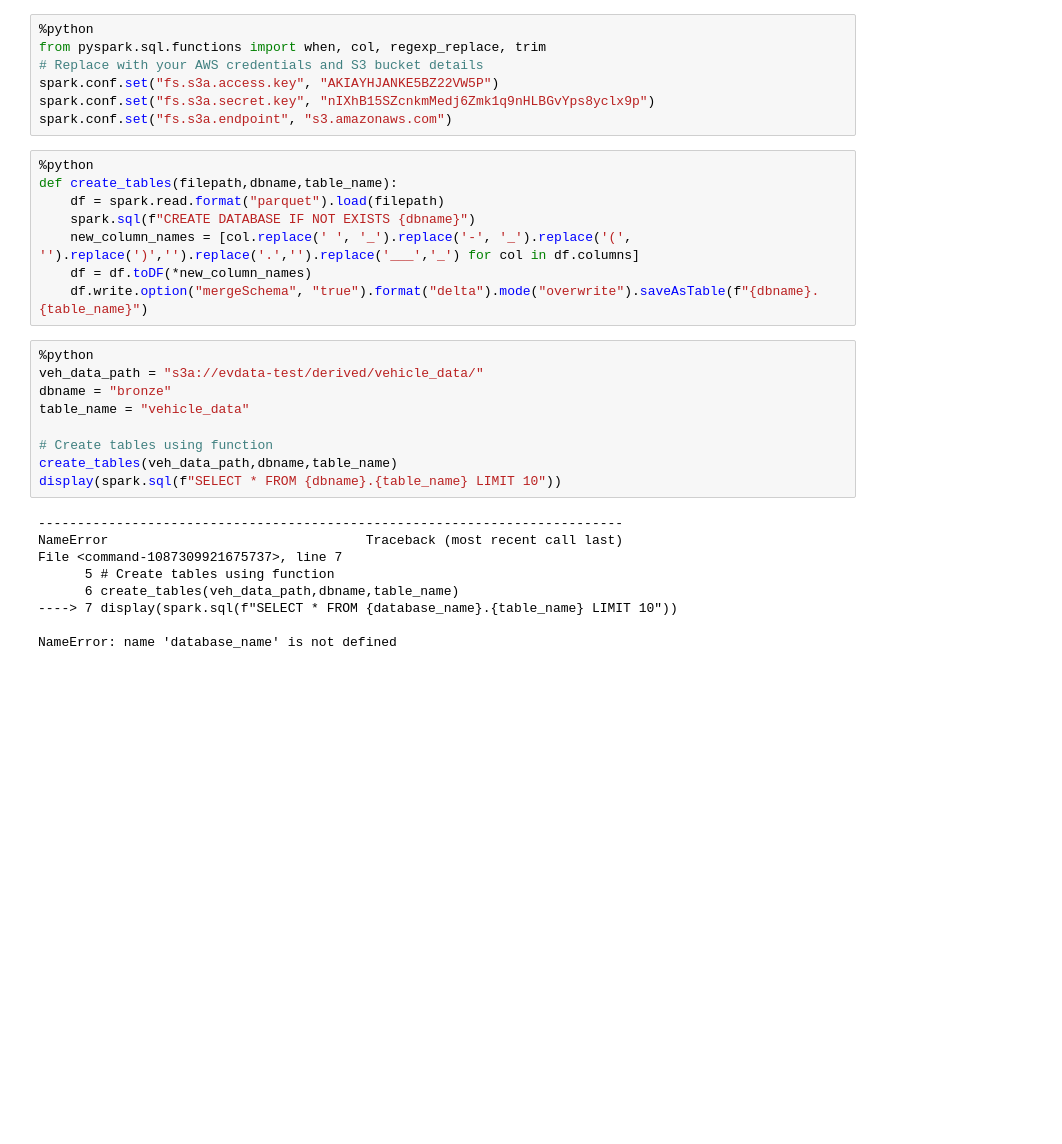
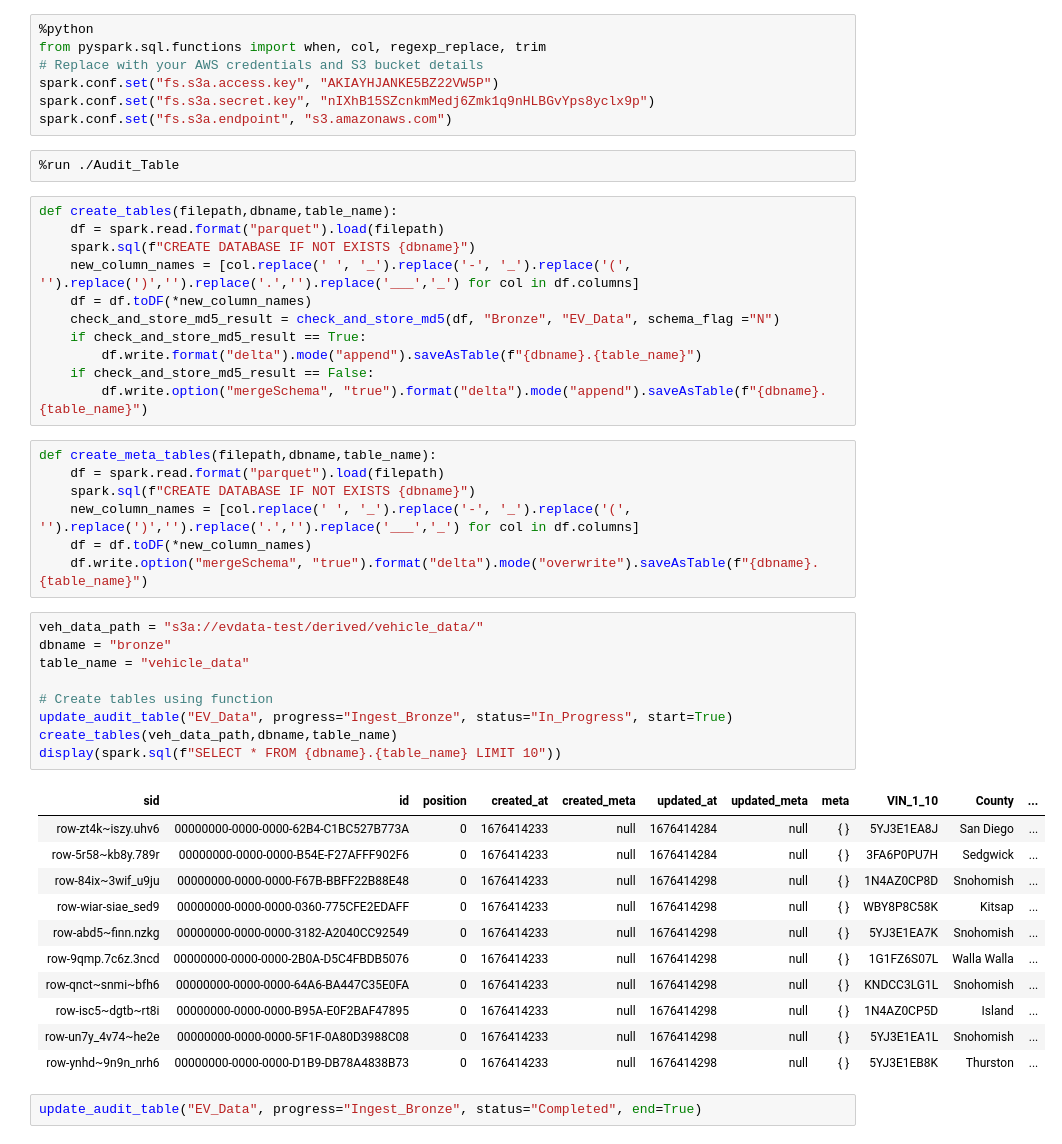
Before and after one commit to kris4chAI/sf_de_demo, a Jupyter notebook: processing/2.populate_bronze.ipynb, the cells around one changed output. Saved outputs shown, nothing was run; the diff lists cells and outputs as text; blank space fills up the shorter version.

```diff
--- a/processing/2.populate_bronze.ipynb
+++ b/processing/2.populate_bronze.ipynb
@@ -5,30 +5,47 @@ from pyspark.sql.functions import when, col, regexp_replace, trim
 spark.conf.set("fs.s3a.access.key", "AKIAYHJANKE5BZ22VW5P")
 spark.conf.set("fs.s3a.secret.key", "nIXhB15SZcnkmMedj6Zmk1q9nHLBGvYps8yclx9p")
 spark.conf.set("fs.s3a.endpoint", "s3.amazonaws.com")
+# %%
+%run ./Audit_Table
+# %%
+def create_tables(filepath,dbname,table_name):
+    df = spark.read.format("parquet").load(filepath)
+    spark.sql(f"CREATE DATABASE IF NOT EXISTS {dbname}")
+    new_column_names = [col.replace(' ', '_').replace('-', '_').replace('(', '').replace(')','').replace('.','').replace('___','_') for col in df.columns]
+    df = df.toDF(*new_column_names)
+    check_and_store_md5_result = check_and_store_md5(df, "Bronze", "EV_Data", schema_flag ="N")
+    if check_and_store_md5_result == True:
+        df.write.format("delta").mode("append").saveAsTable(f"{dbname}.{table_name}")
+    if check_and_store_md5_result == False:
+        df.write.option("mergeSchema", "true").format("delta").mode("append").saveAsTable(f"{dbname}.{table_name}")
 # %%
-%python
-def create_tables(filepath,dbname,table_name):
+def create_meta_tables(filepath,dbname,table_name):
     df = spark.read.format("parquet").load(filepath)
     spark.sql(f"CREATE DATABASE IF NOT EXISTS {dbname}")
     new_column_names = [col.replace(' ', '_').replace('-', '_').replace('(', '').replace(')','').replace('.','').replace('___','_') for col in df.columns]
     df = df.toDF(*new_column_names)
     df.write.option("mergeSchema", "true").format("delta").mode("overwrite").saveAsTable(f"{dbname}.{table_name}")
 # %%
-%python
 veh_data_path = "s3a://evdata-test/derived/vehicle_data/"
 dbname = "bronze"
 table_name = "vehicle_data"
 
 # Create tables using function
+update_audit_table("EV_Data", progress="Ingest_Bronze", status="In_Progress", start=True)
 create_tables(veh_data_path,dbname,table_name)
 display(spark.sql(f"SELECT * FROM {dbname}.{table_name} LIMIT 10"))
 # %% [output]
----------------------------------------------------------------------------
-NameError                                 Traceback (most recent call last)
-File <command-1087309921675737>, line 7
-      5 # Create tables using function
-      6 create_tables(veh_data_path,dbname,table_name)
-----> 7 display(spark.sql(f"SELECT * FROM {database_name}.{table_name} LIMIT 10"))
-
-NameError: name 'database_name' is not defined
+| sid | id | position | created_at | created_meta | updated_at | updated_meta | meta | VIN_1_10 | County | ... |
+| row-zt4k~iszy.uhv6 | 00000000-0000-0000-62B4-C1BC527B773A | 0 | 1676414233 | null | 1676414284 | null | { } | 5YJ3E1EA8J | San Diego | ... |
+| row-5r58~kb8y.789r | 00000000-0000-0000-B54E-F27AFFF902F6 | 0 | 1676414233 | null | 1676414284 | null | { } | 3FA6P0PU7H | Sedgwick | ... |
+| row-84ix~3wif_u9ju | 00000000-0000-0000-F67B-BBFF22B88E48 | 0 | 1676414233 | null | 1676414298 | null | { } | 1N4AZ0CP8D | Snohomish | ... |
+| row-wiar-siae_sed9 | 00000000-0000-0000-0360-775CFE2EDAFF | 0 | 1676414233 | null | 1676414298 | null | { } | WBY8P8C58K | Kitsap | ... |
+| row-abd5~finn.nzkg | 00000000-0000-0000-3182-A2040CC92549 | 0 | 1676414233 | null | 1676414298 | null | { } | 5YJ3E1EA7K | Snohomish | ... |
+| row-9qmp.7c6z.3ncd | 00000000-0000-0000-2B0A-D5C4FBDB5076 | 0 | 1676414233 | null | 1676414298 | null | { } | 1G1FZ6S07L | Walla Walla | ... |
+| row-qnct~snmi~bfh6 | 00000000-0000-0000-64A6-BA447C35E0FA | 0 | 1676414233 | null | 1676414298 | null | { } | KNDCC3LG1L | Snohomish | ... |
+| row-isc5~dgtb~rt8i | 00000000-0000-0000-B95A-E0F2BAF47895 | 0 | 1676414233 | null | 1676414298 | null | { } | 1N4AZ0CP5D | Island | ... |
+| row-un7y_4v74~he2e | 00000000-0000-0000-5F1F-0A80D3988C08 | 0 | 1676414233 | null | 1676414298 | null | { } | 5YJ3E1EA1L | Snohomish | ... |
+| row-ynhd~9n9n_nrh6 | 00000000-0000-0000-D1B9-DB78A4838B73 | 0 | 1676414233 | null | 1676414298 | null | { } | 5YJ3E1EB8K | Thurston | ... |
+# %%
+update_audit_table("EV_Data", progress="Ingest_Bronze", status="Completed", end=True)
 # %%
```
Also changed, not shown: parts of 2 cells of this notebook, 1 other file.
